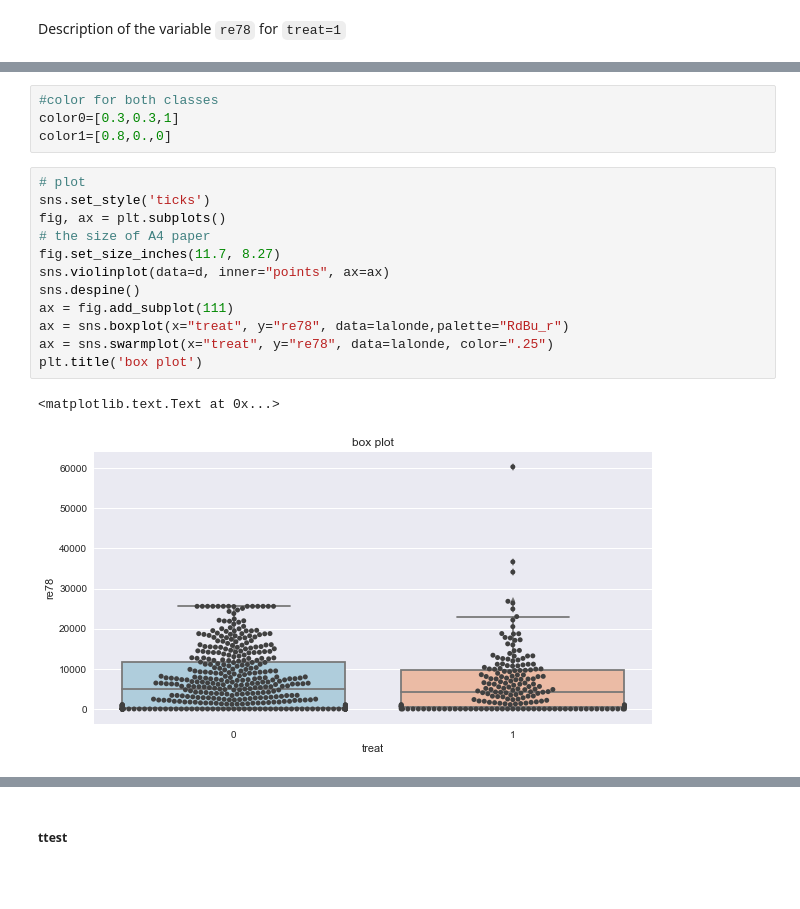
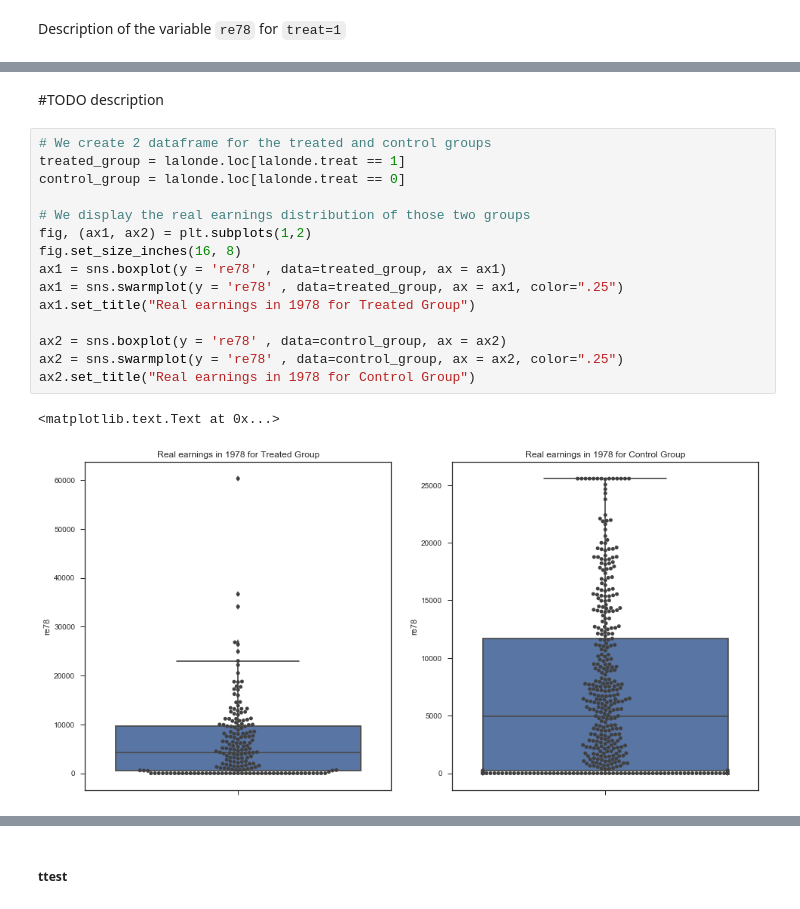
Before and after one commit to mathildemrt/ada, a Jupyter notebook: 04 - Applied ML/AppliedML.ipynb, the cells around one changed output, grey strips where cells are left out. Cells and saved outputs as stored; diff of their text form; blank space fills up the shorter version.

```diff
--- a/04 - Applied ML/AppliedML.ipynb
+++ b/04 - Applied ML/AppliedML.ipynb
@@ -91,20 +72,21 @@ Name: re78, dtype: float64
-# %%
-#color for both classes
-color0=[0.3,0.3,1]
-color1=[0.8,0.,0]
-# %%
-# plot
-sns.set_style('ticks')
-fig, ax = plt.subplots()
-# the size of A4 paper
-fig.set_size_inches(11.7, 8.27)
-sns.violinplot(data=d, inner="points", ax=ax)
-sns.despine()
-ax = fig.add_subplot(111)
-ax = sns.boxplot(x="treat", y="re78", data=lalonde,palette="RdBu_r")
-ax = sns.swarmplot(x="treat", y="re78", data=lalonde, color=".25")
-plt.title('box plot')
-# %% [output]
-<matplotlib.text.Text at 0x...>
-[figure, removed]
+# %% [markdown]
+#TODO description
+# %%
+# We create 2 dataframe for the treated and control groups
+treated_group = lalonde.loc[lalonde.treat == 1]
+control_group = lalonde.loc[lalonde.treat == 0]
+
+# We display the real earnings distribution of those two groups
+fig, (ax1, ax2) = plt.subplots(1,2)
+fig.set_size_inches(16, 8)
+ax1 = sns.boxplot(y = 're78' , data=treated_group, ax = ax1)
+ax1 = sns.swarmplot(y = 're78' , data=treated_group, ax = ax1, color=".25")
+ax1.set_title("Real earnings in 1978 for Treated Group")
+
+ax2 = sns.boxplot(y = 're78' , data=control_group, ax = ax2)
+ax2 = sns.swarmplot(y = 're78' , data=control_group, ax = ax2, color=".25")
+ax2.set_title("Real earnings in 1978 for Control Group")
+# %% [output]
+<matplotlib.text.Text at 0x...>
+[figure, added]
 # %%
```
Also changed, not shown: parts of 18 cells of this notebook.
